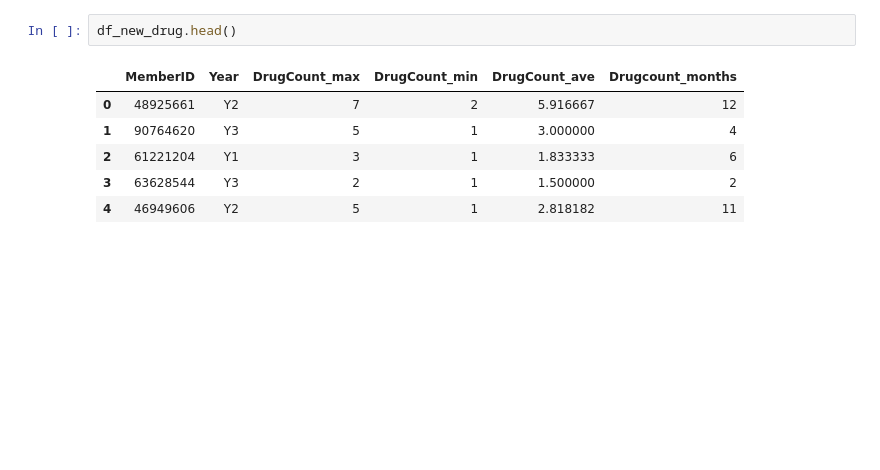
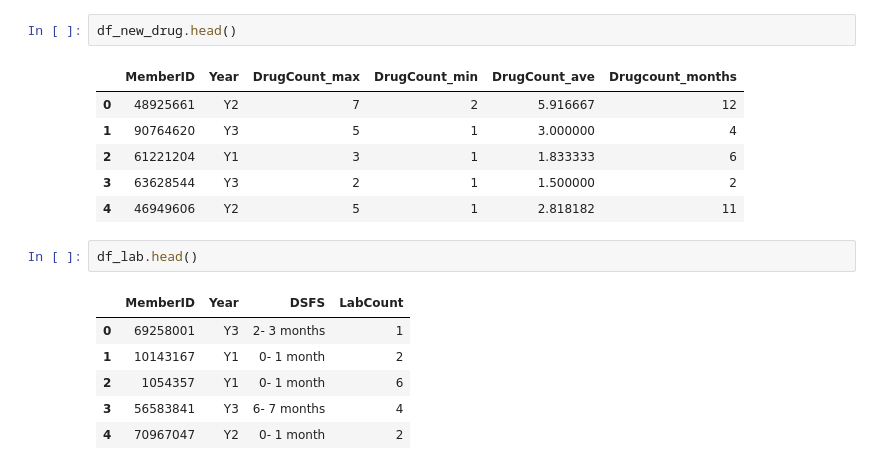
Before and after one commit to truongkhanhduy95/Heritage-Health-Prize, a Jupyter notebook: data-preprocessing.ipynb, the cells around one changed output. Drawn from its saved outputs; the diff is of its cells as text; blank space fills up the shorter version.

```diff
--- a/data-preprocessing.ipynb
+++ b/data-preprocessing.ipynb
@@ -381,3 +381,12 @@ df_new_drug.head()
 | 2 | 61221204 | Y1 | 3 | 1 | 1.833333 | 6 |
 | 3 | 63628544 | Y3 | 2 | 1 | 1.500000 | 2 |
 | 4 | 46949606 | Y2 | 5 | 1 | 2.818182 | 11 |
+# %%
+df_lab.head()
+# %% [output]
+|  | MemberID | Year | DSFS | LabCount |
+| 0 | 69258001 | Y3 | 2- 3 months | 1 |
+| 1 | 10143167 | Y1 | 0- 1 month | 2 |
+| 2 | 1054357 | Y1 | 0- 1 month | 6 |
+| 3 | 56583841 | Y3 | 6- 7 months | 4 |
+| 4 | 70967047 | Y2 | 0- 1 month | 2 |
```
Also changed, not shown: parts of 3 cells of this notebook.
